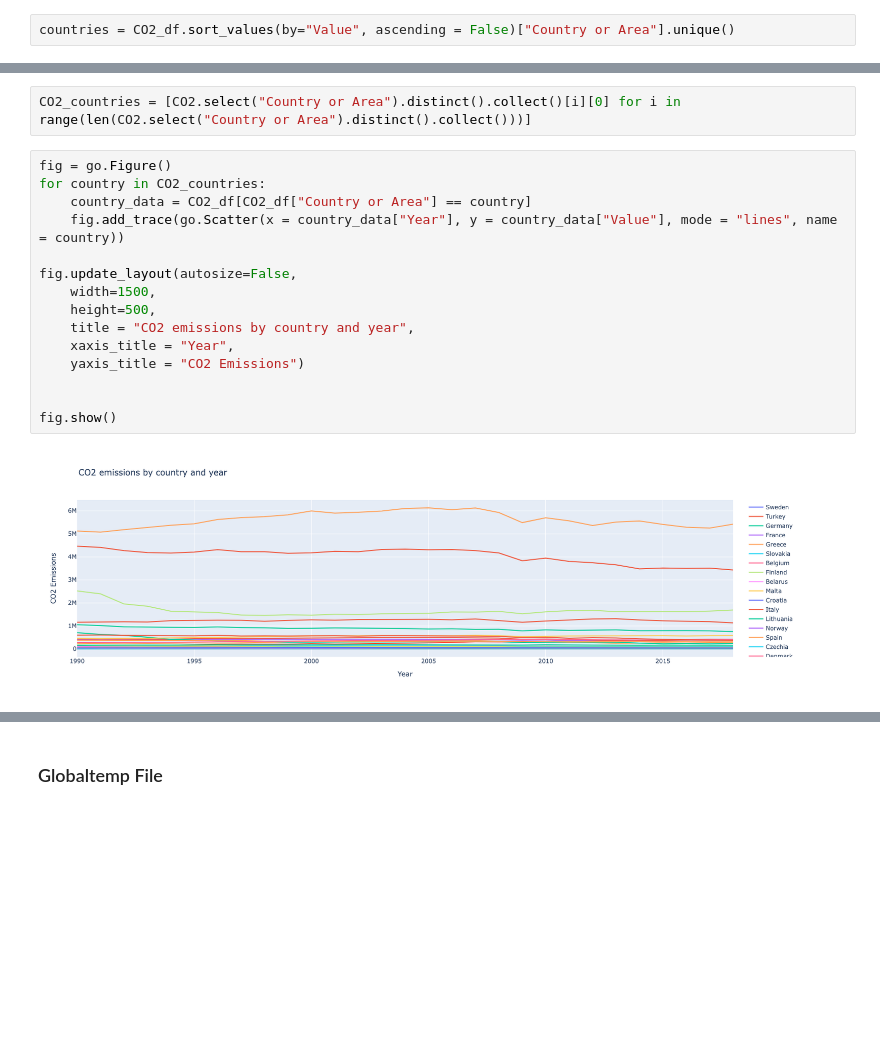
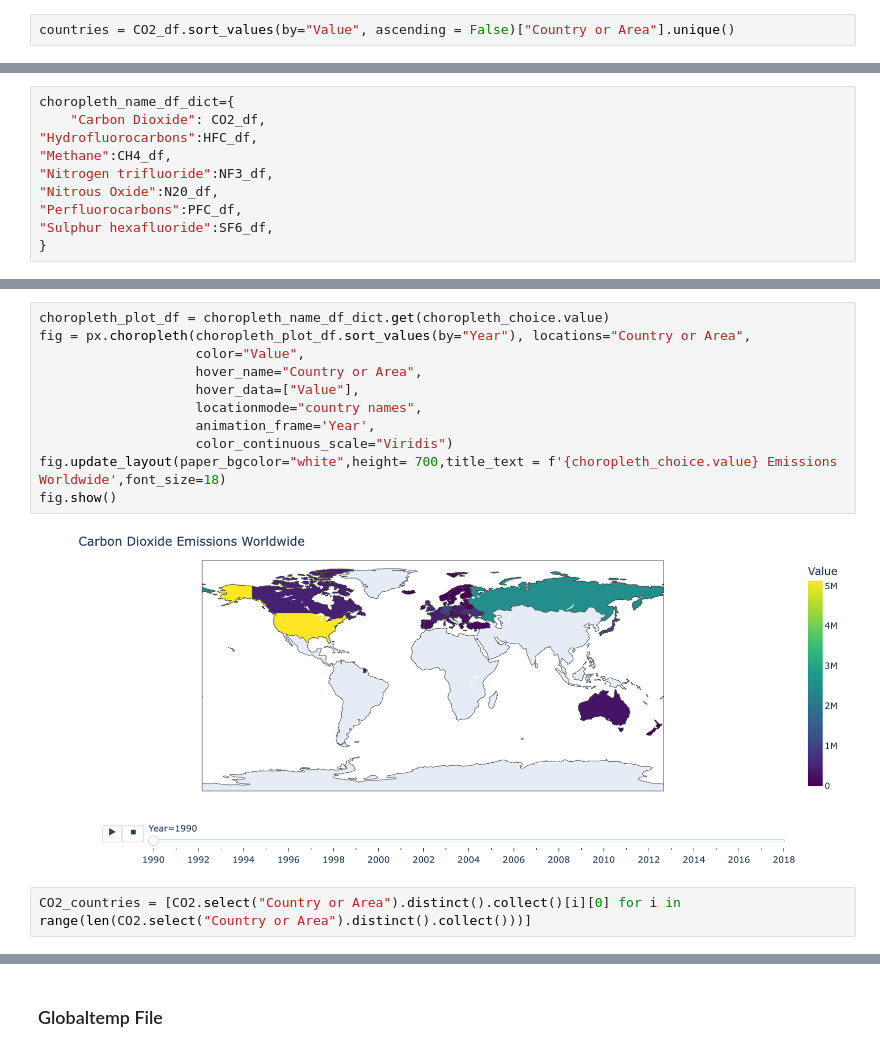
Before and after one commit to jmoro0408/ClimateData, a Jupyter notebook: notebooks/1.0-initial-data-exploration.ipynb, the cells around one changed output, grey strips where cells are left out. Saved outputs shown, nothing was run; the diff lists cells and outputs as text; blank space fills up the shorter version.

```diff
--- a/notebooks/1.0-initial-data-exploration.ipynb
+++ b/notebooks/1.0-initial-data-exploration.ipynb
@@ -232,0 +233,10 @@ axs[0].legend(bbox_to_anchor=(1.05, 1.0))
+# %%
+choropleth_name_df_dict={
+    "Carbon Dioxide": CO2_df,
+"Hydrofluorocarbons":HFC_df,
+"Methane":CH4_df,
+"Nitrogen trifluoride":NF3_df,
+"Nitrous Oxide":N20_df,
+"Perfluorocarbons":PFC_df,
+"Sulphur hexafluoride":SF6_df,
+}
@@ -233,19 +261,15 @@ axs[0].legend(bbox_to_anchor=(1.05, 1.0))
+# %%
+choropleth_plot_df = choropleth_name_df_dict.get(choropleth_choice.value)
+fig = px.choropleth(choropleth_plot_df.sort_values(by="Year"), locations="Country or Area",
+                    color="Value",
+                    hover_name="Country or Area",
+                    hover_data=["Value"],
+                    locationmode="country names",
+                    animation_frame='Year',
+                    color_continuous_scale="Viridis")
+fig.update_layout(paper_bgcolor="white",height= 700,title_text = f'{choropleth_choice.value} Emissions Worldwide',font_size=18)
+fig.show()
+# %% [output]
+[figure, added]
 # %%
 CO2_countries = [CO2.select("Country or Area").distinct().collect()[i][0] for i in range(len(CO2.select("Country or Area").distinct().collect()))]
-# %%
-fig = go.Figure()
-for country in CO2_countries:
-    country_data = CO2_df[CO2_df["Country or Area"] == country]
-    fig.add_trace(go.Scatter(x = country_data["Year"], y = country_data["Value"], mode = "lines", name = country))
-
-fig.update_layout(autosize=False,
-    width=1500,
-    height=500,
-    title = "CO2 emissions by country and year",
-    xaxis_title = "Year",
-    yaxis_title = "CO2 Emissions")
-
-
-fig.show()
-# %% [output]
-[figure, removed]
```
Also changed, not shown: parts of 5 cells of this notebook.
